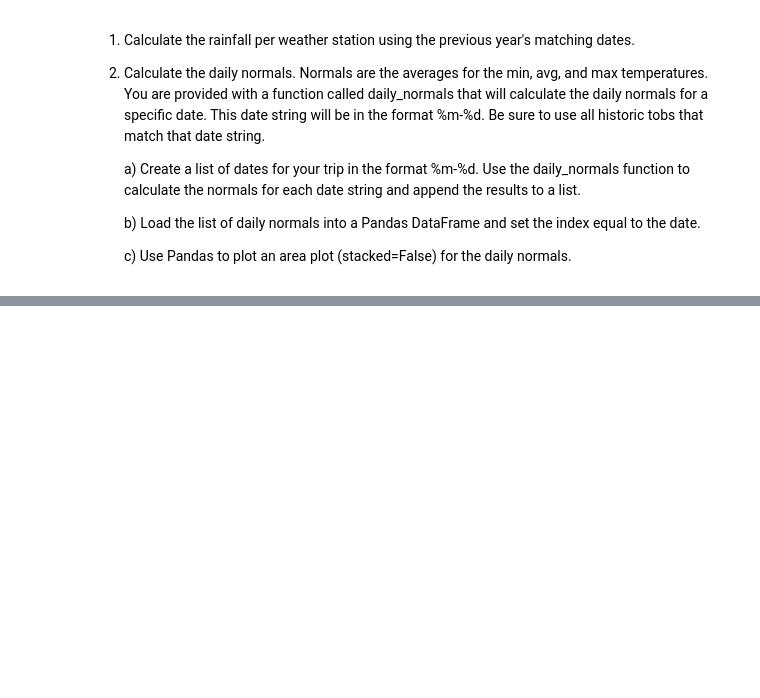
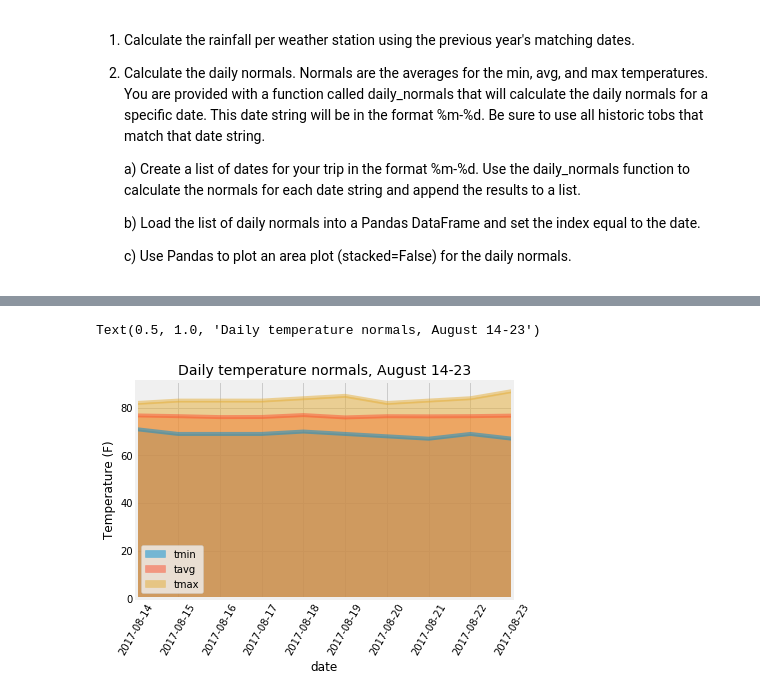
Before and after one commit to skonkiel/hawaii-weather-analysis, a Jupyter notebook: climate_starter.ipynb, the cells around one changed output, grey strips where cells are left out. Saved outputs shown, nothing was run; the diff lists cells and outputs as text; code cells hidden in the pictures; blank space fills up the shorter version.

```diff
--- a/climate_starter.ipynb
+++ b/climate_starter.ipynb
@@ -339,17 +285,18 @@ daily_normals("01-01")
 # %%
 # calculate the daily normals for your trip
 # push each tuple of calculations into a list called `normals`
+
+# Code adapted from https://stackoverflow.com/questions/1060279/iterating-through-a-range-of-dates-in-python
+
 normals = []
+dates = []
 
-dates = []
-for x in range(1,24):
-    if len(str(x)) == 1:
-        d = f'0{x}'
-    else:
-        d = str(x)
-    dates.append(d)
+def daterange(start_date, end_date):
+    for n in range(int ((end_date - start_date).days)):
+        yield start_date + dt.timedelta(n)
 
-for d in dates:
-    normals.append(daily_normals(f'08-{d}')[0])
-
-normals
+start_date = dt.date(2017, 8, 14)
+end_date = dt.date(2017, 8, 24)
+for single_date in daterange(start_date, end_date):
+    dates.append(single_date.strftime("%Y-%m-%d"))
+    normals.append(daily_normals(single_date.strftime("%m-%d"))[0])
@@ -374,7 +303,5 @@ normals
 # %%
-# Load the previous query results into a Pandas DataFrame and add the `trip_dates` range as the `date` index
+# Load the previous query results into a Pandas DataFrame and add the `dates` range as the `date` index
 df = pd.DataFrame(normals, columns =['tmin', 'tavg', 'tmax'])
-index_list = ['2020-08-' + d for d in dates]
-df['date'] = index_list
+df['date'] = dates
 df.set_index('date', inplace=True)
-df
@@ -404,0 +308,10 @@ df
+# %%
+# Plot the daily normals as an area plot
+df.plot.area(y=['tmin', 'tavg', 'tmax'], stacked=False)
+plt.legend(loc='best')
+plt.xticks(rotation=60)
+plt.ylabel("Temperature (F)")
+plt.title("Daily temperature normals, August 14-23", fontsize=14)
+# %% [output]
+Text(0.5, 1.0, 'Daily temperature normals, August 14-23')
+[figure, added]
```
Also changed, not shown: parts of 15 cells of this notebook, 1 other file.
